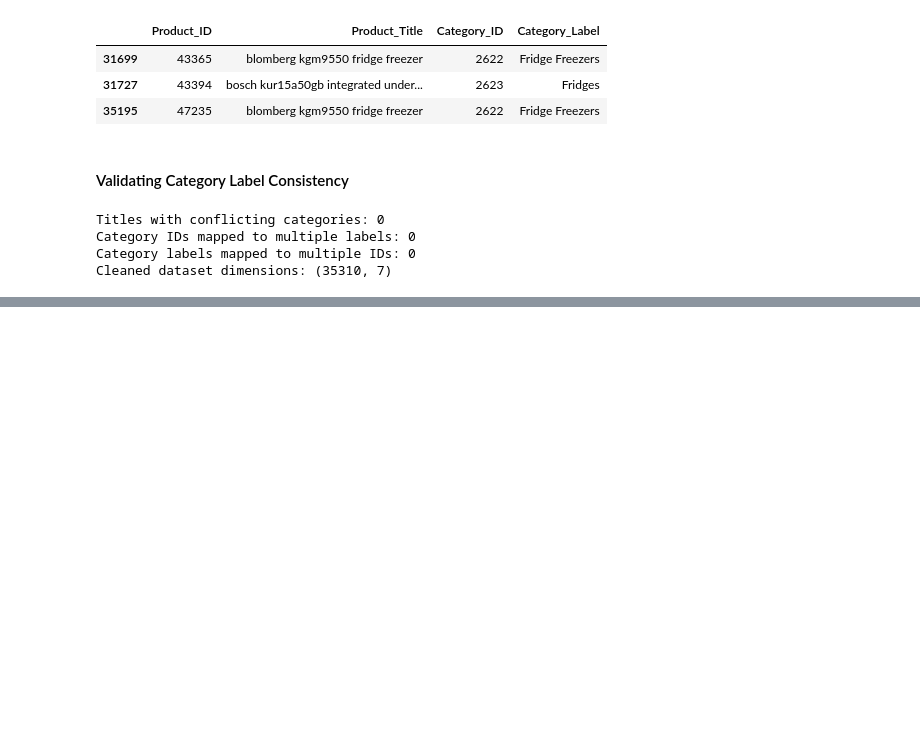
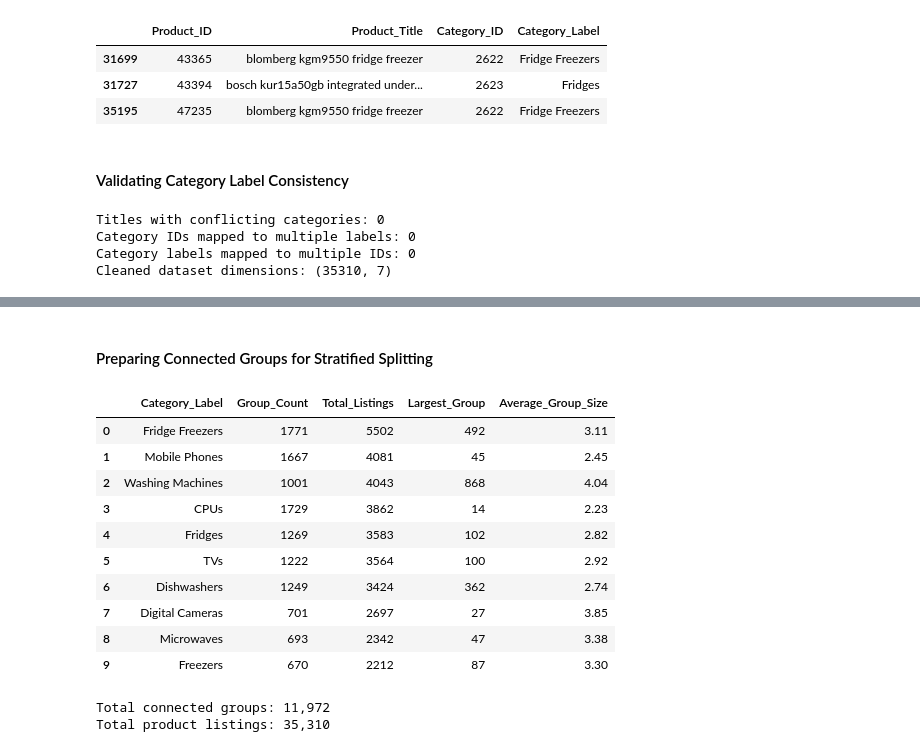
Before and after one commit to TejasMJ/Product-Taxonomy-Intelligence, a Jupyter notebook: notebooks/03_data_preparation.ipynb, the cells around one changed output, grey strips where cells are left out. Cells and saved outputs as stored; diff of their text form; code cells hidden in the pictures; blank space fills up the shorter version.

```diff
--- a/notebooks/03_data_preparation.ipynb
+++ b/notebooks/03_data_preparation.ipynb
@@ -377,0 +562,51 @@ Cleaned dataset dimensions: (35310, 7)
+# %% [markdown]
+#### Preparing Connected Groups for Stratified Splitting
+# %%
+# Creating a summary of connected product groups
+group_summary = (
+    df_clean.groupby("Split_Group")
+    .agg(
+        Category_Label=("Category_Label", "first"),
+        Listing_Count=("Product_ID", "size"),
+        Cluster_Count=("Cluster_ID", "nunique")
+    )
+    .reset_index()
+)
+
+# Summarizing group availability across target categories
+category_group_summary = (
+    group_summary.groupby("Category_Label")
+    .agg(
+        Group_Count=("Split_Group", "nunique"),
+        Total_Listings=("Listing_Count", "sum"),
+        Largest_Group=("Listing_Count", "max")
+    )
+    .sort_values("Total_Listings", ascending=False)
+    .reset_index()
+)
+
+# Calculating each category's average connected group size
+category_group_summary["Average_Group_Size"] = (
+    category_group_summary["Total_Listings"]
+    / category_group_summary["Group_Count"]
+).round(2)
+
+# Displaying the group-level summary
+display(category_group_summary)
+
+print(f"Total connected groups: {len(group_summary):,}")
+print(f"Total product listings: {group_summary['Listing_Count'].sum():,}")
+# %% [output]
+|  | Category_Label | Group_Count | Total_Listings | Largest_Group | Average_Group_Size |
+| 0 | Fridge Freezers | 1771 | 5502 | 492 | 3.11 |
+| 1 | Mobile Phones | 1667 | 4081 | 45 | 2.45 |
+| 2 | Washing Machines | 1001 | 4043 | 868 | 4.04 |
+| 3 | CPUs | 1729 | 3862 | 14 | 2.23 |
+| 4 | Fridges | 1269 | 3583 | 102 | 2.82 |
+| 5 | TVs | 1222 | 3564 | 100 | 2.92 |
+| 6 | Dishwashers | 1249 | 3424 | 362 | 2.74 |
+| 7 | Digital Cameras | 701 | 2697 | 27 | 3.85 |
+| 8 | Microwaves | 693 | 2342 | 47 | 3.38 |
+| 9 | Freezers | 670 | 2212 | 87 | 3.30 |
+Total connected groups: 11,972
+Total product listings: 35,310
```
Also changed, not shown: parts of 24 cells of this notebook.
